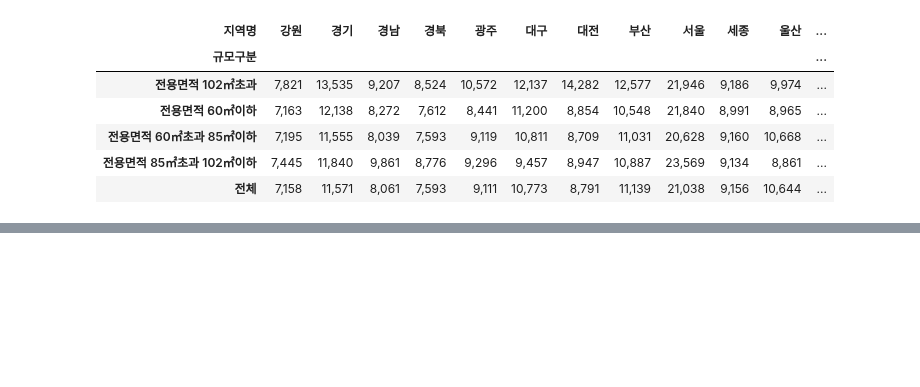
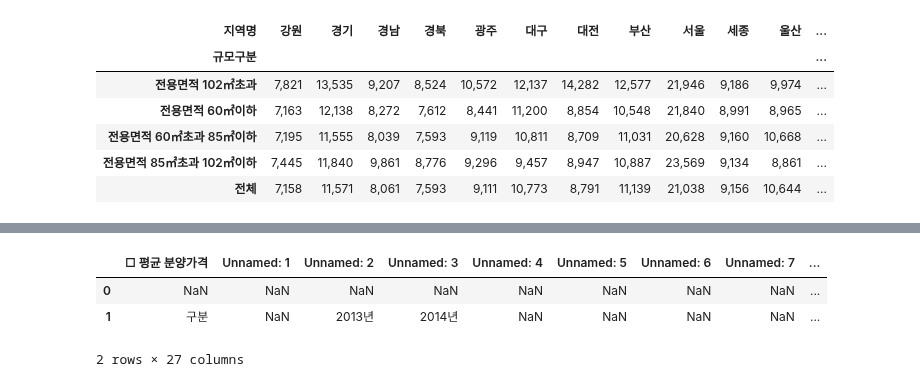
Before and after one commit to corazzon/OpenDataWrangling, a Jupyter notebook: apt_presale_price.ipynb, the cells around one changed output, grey strips where cells are left out. Cells and saved outputs as stored; diff of their text form; code cells hidden in the pictures; blank space fills up the shorter version.

```diff
--- a/apt_presale_price.ipynb
+++ b/apt_presale_price.ipynb
@@ -259,0 +295,3 @@ pre_sale_seoul = pre_sale.loc[pre_sale['지역명']=='서울']
+# %%
+pre_sale_15_9 = pd.read_csv('data/지역별_3.3㎡당_평균_분양가격_천원__15.09월.csv', encoding='euc-kr')
+pre_sale_15_9.shape
@@ -259,0 +341,7 @@ pre_sale_seoul = pre_sale.loc[pre_sale['지역명']=='서울']
+# %%
+pre_sale_15_9[:2]
+# %% [output]
+|  | □ 평균 분양가격 | Unnamed: 1 | Unnamed: 2 | Unnamed: 3 | Unnamed: 4 | Unnamed: 5 | Unnamed: 6 | Unnamed: 7 | ... |
+| 0 | NaN | NaN | NaN | NaN | NaN | NaN | NaN | NaN | ... |
+| 1 | 구분 | NaN | 2013년 | 2014년 | NaN | NaN | NaN | NaN | ... |
+2 rows × 27 columns
```
Also changed, not shown: parts of 16 cells of this notebook.
